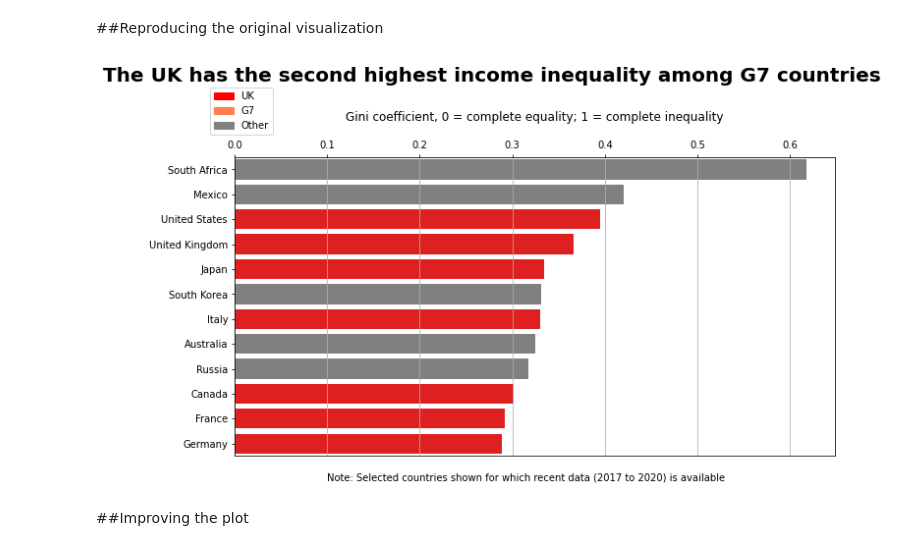
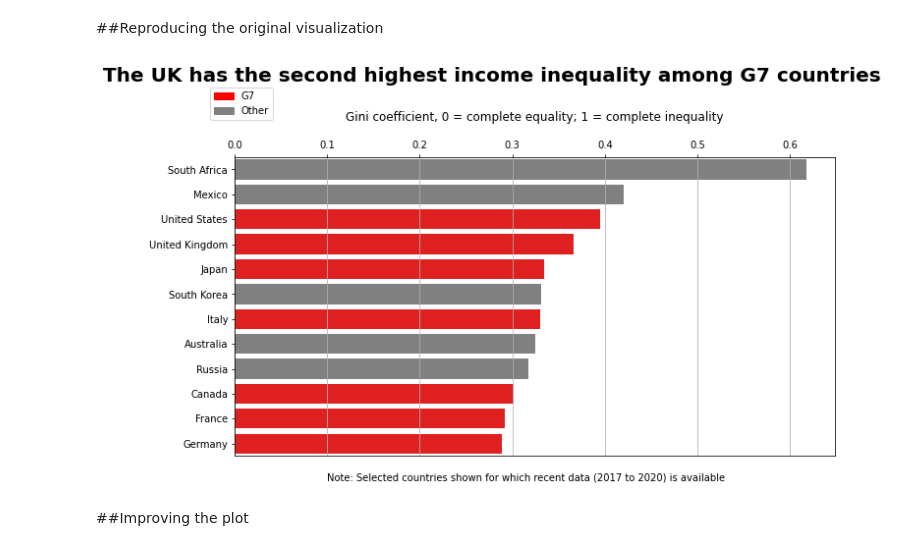
Before and after one commit to tschelli/Makeover_Visualization, a Jupyter notebook: Makeover_Monday_Visualization_10_03.ipynb, the cells around one changed output. Cells and saved outputs as stored; diff of their text form; code cells hidden in the pictures.

```diff
--- a/Makeover_Monday_Visualization_10_03.ipynb
+++ b/Makeover_Monday_Visualization_10_03.ipynb
@@ -104,27 +104,27 @@ for ind in plot_df.index:
 # %%
 fig, axes = plt.subplots(figsize = (10,6))
 
 sns.barplot(data = plot_df, x = 'VALUE', y = 'COUNTRY', palette = color_map)
 
 suptitle1 = fig.suptitle('The UK has the second highest income inequality among G7 countries', fontsize = 20, fontweight = 'bold', y = 1.01)
 axes.set_title('Gini coefficient, 0 = complete equality; 1 = complete inequality', y = 1.1)
 
 axes.xaxis.set_ticks_position('top')
 axes.grid(axis='x')
 axes.set(xlabel=None, ylabel=None)
 
 axes.text(.1, 12.5, 'Note: Selected countries shown for which recent data (2017 to 2020) is available')
 
-uk_patch = mpatches.Patch(color = 'red', label = 'UK')
-g7_patch = mpatches.Patch(color = 'coral', label = 'G7')
+
+g7_patch = mpatches.Patch(color = 'red', label = 'G7')
 nong7_patch = mpatches.Patch(color = 'grey', label = 'Other')
 
-axes.legend(loc='upper left', handles = [uk_patch, g7_patch, nong7_patch], bbox_to_anchor=(-.05,1.25))
+axes.legend(loc='upper left', handles = [g7_patch, nong7_patch], bbox_to_anchor=(-.05,1.25))
 
 fig.tight_layout()
 fig.savefig('figure2.png', dpi=fig.dpi, bbox_inches='tight',bbox_extra_artists=[suptitle1])
 # %% [output]
-[figure, old version]
+[figure, new version]
 # %% [markdown]
 ##Improving the plot
 # %%
```
Also changed, not shown: parts of 1 cell of this notebook.
